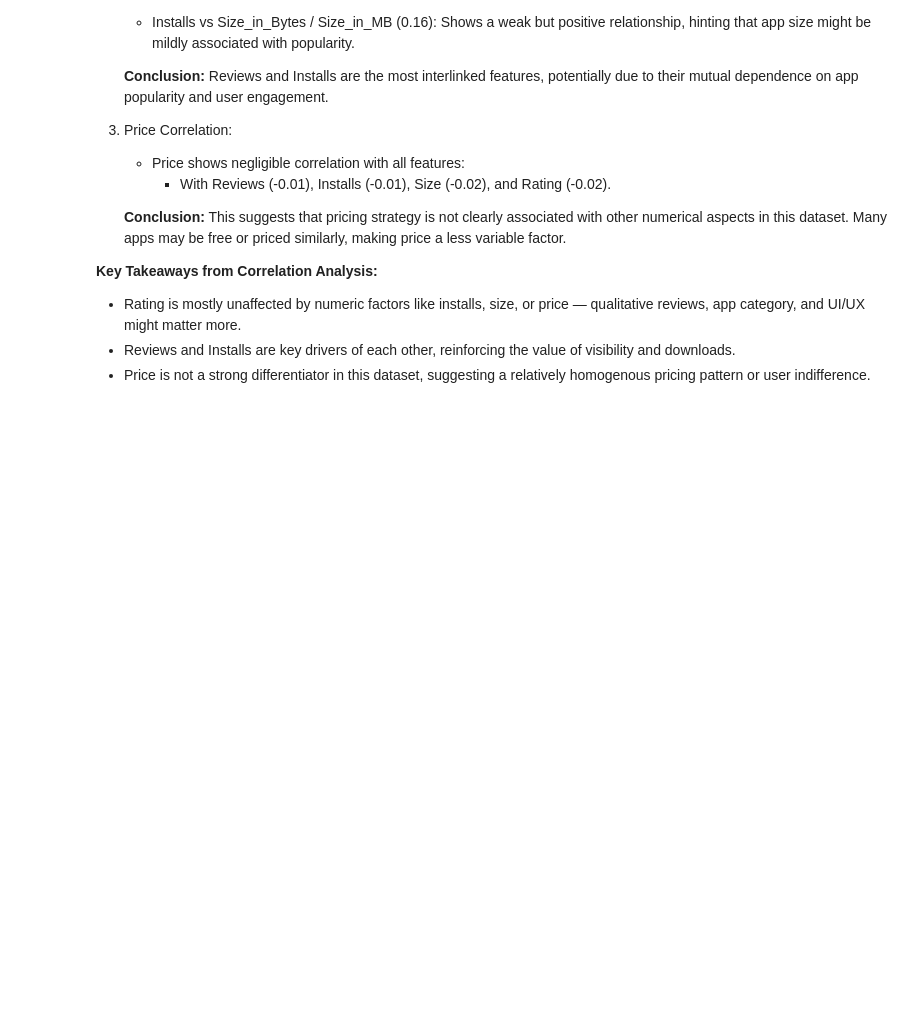
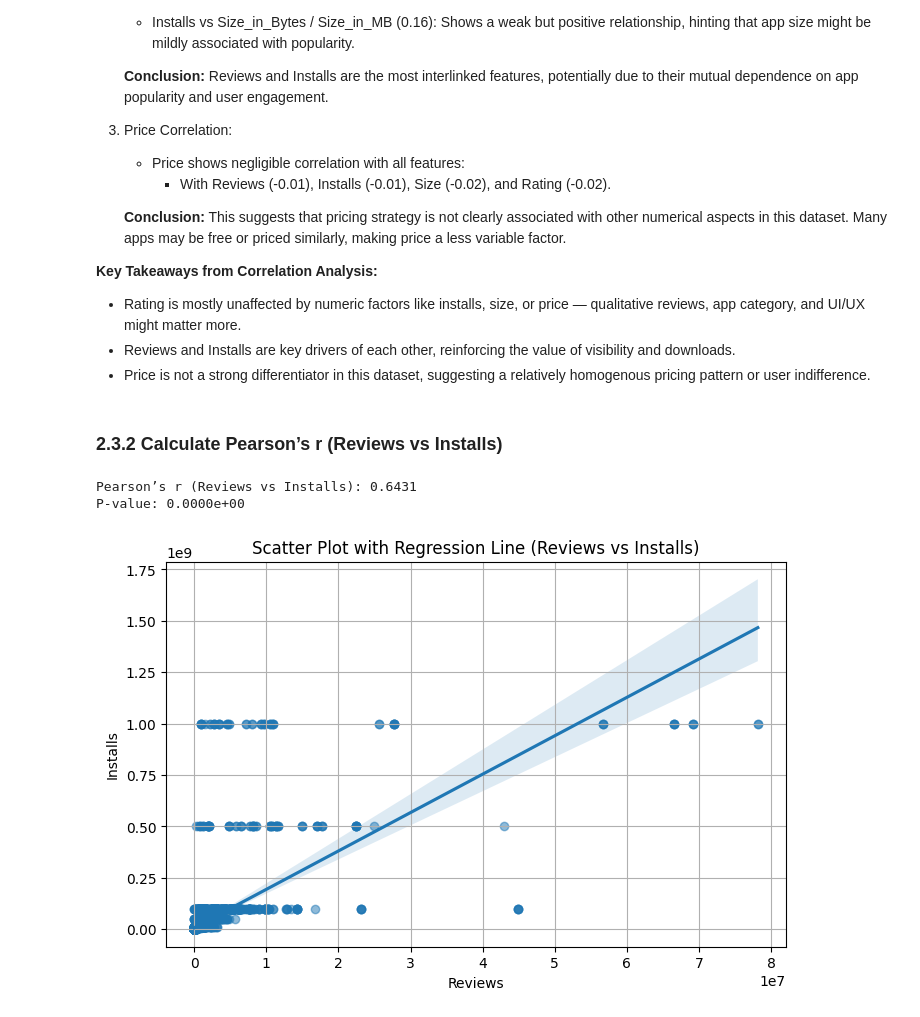
Before and after one commit to ejazurrehman/EDA_Google_Play_Store_App, a Jupyter notebook: eda_google_playstore_app.ipynb, the cells around one changed output. Cells and saved outputs as stored; diff of their text form; code cells hidden in the pictures; blank space fills up the shorter version.

```diff
--- a/eda_google_playstore_app.ipynb
+++ b/eda_google_playstore_app.ipynb
@@ -700,3 +700,33 @@ plt.show()
    - Rating is mostly unaffected by numeric factors like installs, size, or price — qualitative reviews, app category, and UI/UX might matter more.
    - Reviews and Installs are key drivers of each other, reinforcing the value of visibility and downloads.
    - Price is not a strong differentiator in this dataset, suggesting a relatively homogenous pricing pattern or user indifference.
+# %% [markdown]
+### 2.3.2 Calculate Pearson’s r (Reviews vs Installs)
+# %%
+import pandas as pd
+from scipy.stats import pearsonr
+import matplotlib.pyplot as plt
+import seaborn as sns
+
+# Clean and select only numeric data for correlation
+df_clean = df[['Reviews', 'Installs']].dropna()
+
+# Calculate Pearson correlation coefficient and p-value
+r_value, p_value = pearsonr(df_clean['Reviews'], df_clean['Installs'])
+
+# Print the result
+print(f"Pearson’s r (Reviews vs Installs): {r_value:.4f}")
+print(f"P-value: {p_value:.4e}")
+
+# Optional: Scatter plot with regression line
+plt.figure(figsize=(8, 5))
+sns.regplot(x='Reviews', y='Installs', data=df_clean, scatter_kws={'alpha':0.5})
+plt.title("Scatter Plot with Regression Line (Reviews vs Installs)")
+plt.xlabel("Reviews")
+plt.ylabel("Installs")
+plt.grid(True)
+plt.show()
+# %% [output]
+Pearson’s r (Reviews vs Installs): 0.6431
+P-value: 0.0000e+00
+[figure, added]
```
Also changed, not shown: parts of 15 cells of this notebook.
